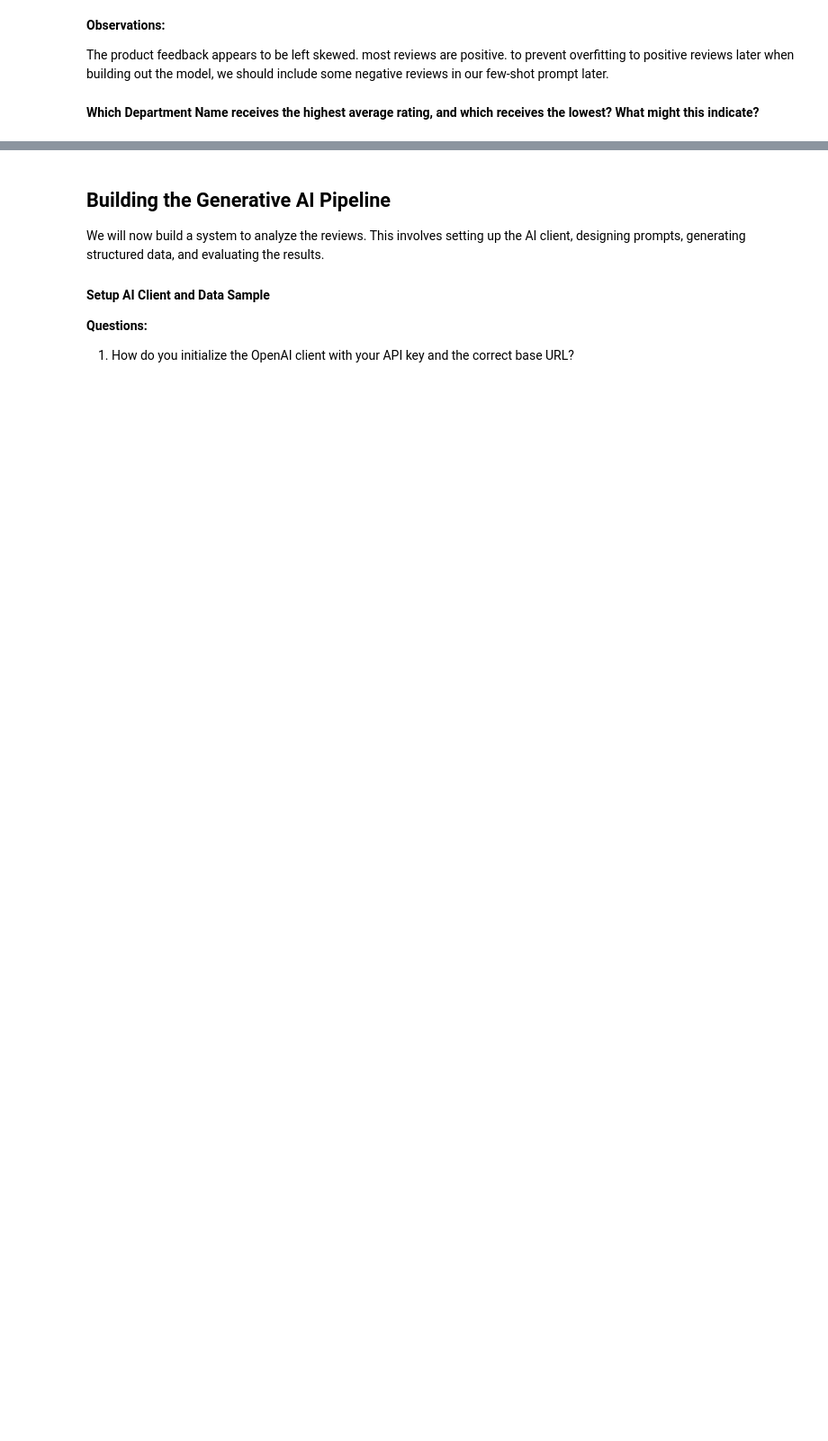
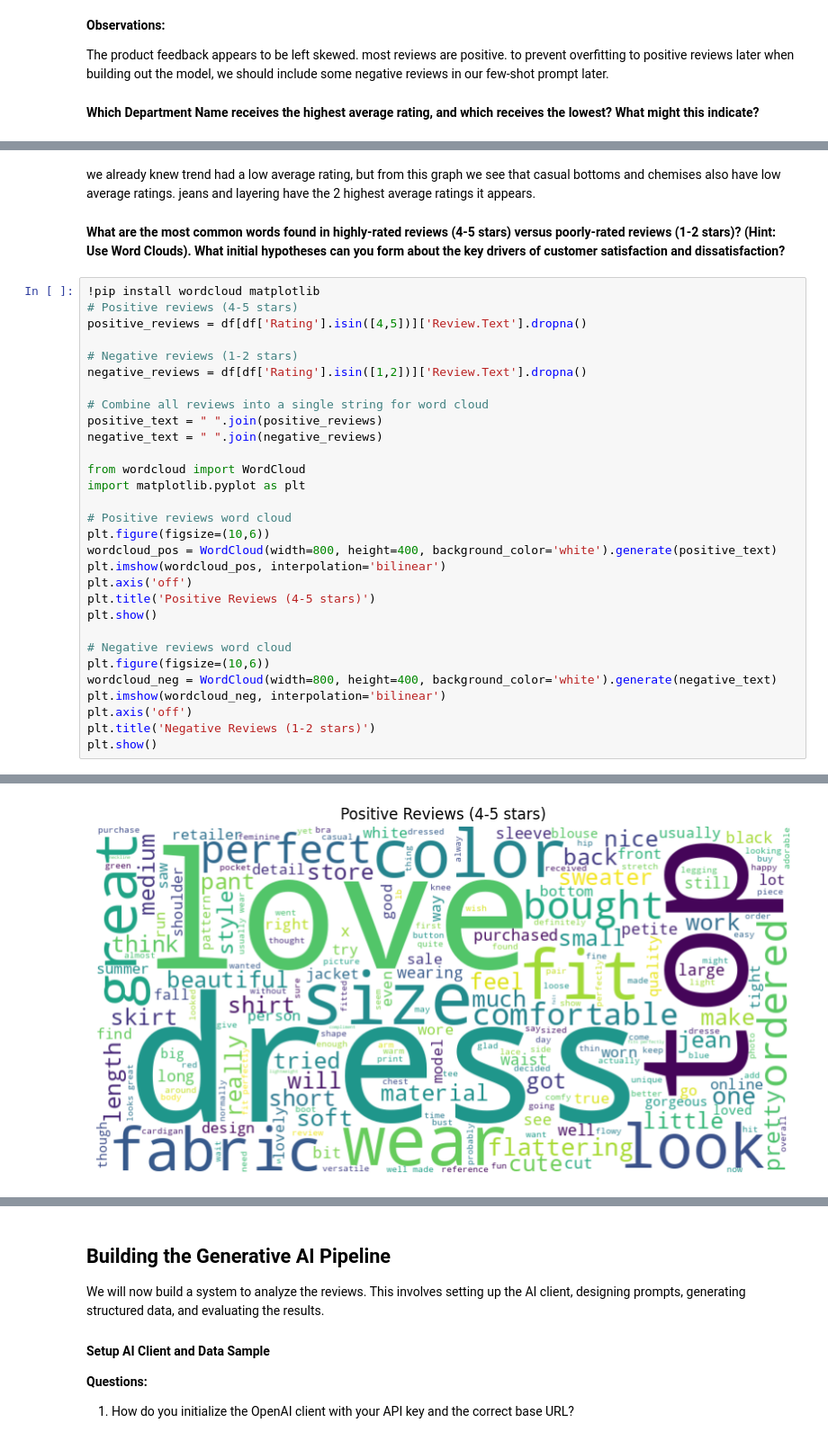
Before and after one commit to mikejoe144/MIT_Course_Capstone_Project, a Jupyter notebook: Real-Time_Retail_Feedback_Intelligence_Full_code.ipynb, the cells around one changed output, grey strips where cells are left out. Shown at 90% size. Drawn from its saved outputs; the diff is of its cells as text; blank space fills up the shorter version.

```diff
--- a/Real-Time_Retail_Feedback_Intelligence_Full_code.ipynb
+++ b/Real-Time_Retail_Feedback_Intelligence_Full_code.ipynb
@@ -405,0 +458,35 @@ The product feedback appears to be left skewed. most reviews are positive. to pr
+# %% [markdown]
+we already knew trend had a low average rating, but from this graph we see that casual bottoms and chemises also have low average ratings. jeans and layering have the 2 highest average ratings it appears.
+# %% [markdown]
+**What are the most common words found in highly-rated reviews (4-5 stars) versus poorly-rated reviews (1-2 stars)? (Hint: Use Word Clouds). What initial hypotheses can you form about the key drivers of customer satisfaction and dissatisfaction?**
+# %%
+!pip install wordcloud matplotlib
+# Positive reviews (4-5 stars)
+positive_reviews = df[df['Rating'].isin([4,5])]['Review.Text'].dropna()
+
+# Negative reviews (1-2 stars)
+negative_reviews = df[df['Rating'].isin([1,2])]['Review.Text'].dropna()
+
+# Combine all reviews into a single string for word cloud
+positive_text = " ".join(positive_reviews)
+negative_text = " ".join(negative_reviews)
+
+from wordcloud import WordCloud
+import matplotlib.pyplot as plt
+
+# Positive reviews word cloud
+plt.figure(figsize=(10,6))
+wordcloud_pos = WordCloud(width=800, height=400, background_color='white').generate(positive_text)
+plt.imshow(wordcloud_pos, interpolation='bilinear')
+plt.axis('off')
+plt.title('Positive Reviews (4-5 stars)')
+plt.show()
+
+# Negative reviews word cloud
+plt.figure(figsize=(10,6))
+wordcloud_neg = WordCloud(width=800, height=400, background_color='white').generate(negative_text)
+plt.imshow(wordcloud_neg, interpolation='bilinear')
+plt.axis('off')
+plt.title('Negative Reviews (1-2 stars)')
+plt.show()
+# %% [output]
@@ -405,0 +505 @@ The product feedback appears to be left skewed. most reviews are positive. to pr
+[figure, added]
```
Also changed, not shown: parts of 9 cells of this notebook.
